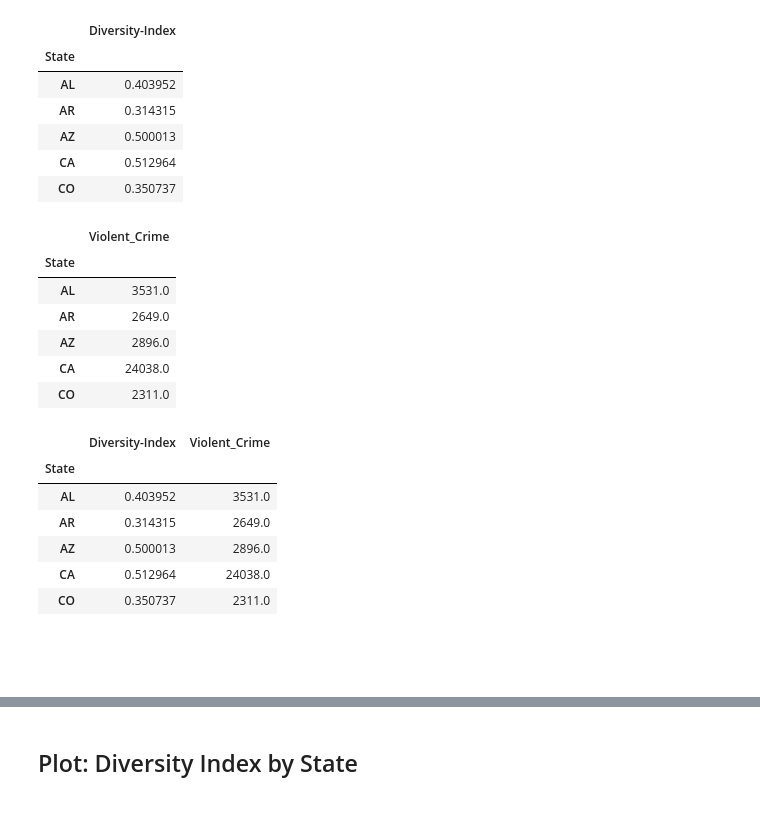
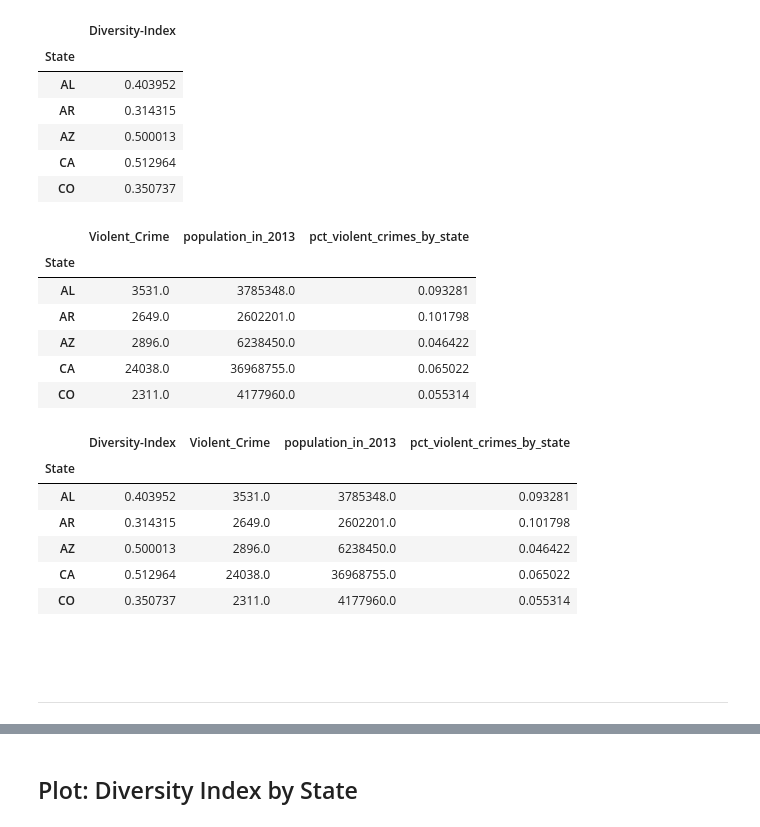
Before and after one commit to Shane-McCallum/Diversity-and-Violence--Is-there-a-connection-, a Jupyter notebook: Notebooks/EDA.ipynb, the cells around one changed output, grey strips where cells are left out. Cells and saved outputs as stored; diff of their text form; code cells hidden in the pictures.

```diff
--- a/Notebooks/EDA.ipynb
+++ b/Notebooks/EDA.ipynb
@@ -54,5 +60,5 @@ Index(['State', 'County', 'Diversity-Index',
       dtype='object')
 # %%
-df = dfin[['State', 'County', 'Diversity-Index', 'Violent_Crime']]
+df = dfin[['State', 'County', 'Diversity-Index', 'Violent_Crime', 'population_in_2013', 'violent_crime_pct']]
 df.head(3)
 # %% [output]
@@ -74,28 +80,32 @@ df_gb_state_d.head()
 | CO | 0.350737 |
 # %%
 # group by state and sort by TOTAL number of violent crimes
-df_gb_state_v = df[['State', 'Violent_Crime']].groupby('State').sum()
+df_gb_state_v = df[['State', 'Violent_Crime', 'population_in_2013']].groupby('State').sum()
+
+# df_gb_state_v = df_gb_state_v.merge(df[['State', 'population_in_2013']].groupby('State').mean(), on='State', how='inner')
+df_gb_state_v['pct_violent_crimes_by_state'] = 100 * (df_gb_state_v['Violent_Crime'] / df_gb_state_v['population_in_2013'] )
 df_gb_state_v.head()
 # %% [output]
-|  | Violent_Crime |
-| State |  |
-| AL | 3531.0 |
-| AR | 2649.0 |
-| AZ | 2896.0 |
-| CA | 24038.0 |
-| CO | 2311.0 |
+|  | Violent_Crime | population_in_2013 | pct_violent_crimes_by_state |
+| State |  |  |  |
+| AL | 3531.0 | 3785348.0 | 0.093281 |
+| AR | 2649.0 | 2602201.0 | 0.101798 |
+| AZ | 2896.0 | 6238450.0 | 0.046422 |
+| CA | 24038.0 | 36968755.0 | 0.065022 |
+| CO | 2311.0 | 4177960.0 | 0.055314 |
 # %%
 # merge the two dataframes
 df_gb_state = df_gb_state_d.merge(df_gb_state_v, on='State', how='inner')
 df_gb_state.head()
 # %% [output]
-|  | Diversity-Index | Violent_Crime |
-| State |  |  |
-| AL | 0.403952 | 3531.0 |
-| AR | 0.314315 | 2649.0 |
-| AZ | 0.500013 | 2896.0 |
-| CA | 0.512964 | 24038.0 |
-| CO | 0.350737 | 2311.0 |
+|  | Diversity-Index | Violent_Crime | population_in_2013 | pct_violent_crimes_by_state |
+| State |  |  |  |  |
+| AL | 0.403952 | 3531.0 | 3785348.0 | 0.093281 |
+| AR | 0.314315 | 2649.0 | 2602201.0 | 0.101798 |
+| AZ | 0.500013 | 2896.0 | 6238450.0 | 0.046422 |
+| CA | 0.512964 | 24038.0 | 36968755.0 | 0.065022 |
+| CO | 0.350737 | 2311.0 | 4177960.0 | 0.055314 |
 # %% [markdown]
 <br>
 <br>
+<hr>
```
Also changed, not shown: parts of 24 cells of this notebook.
